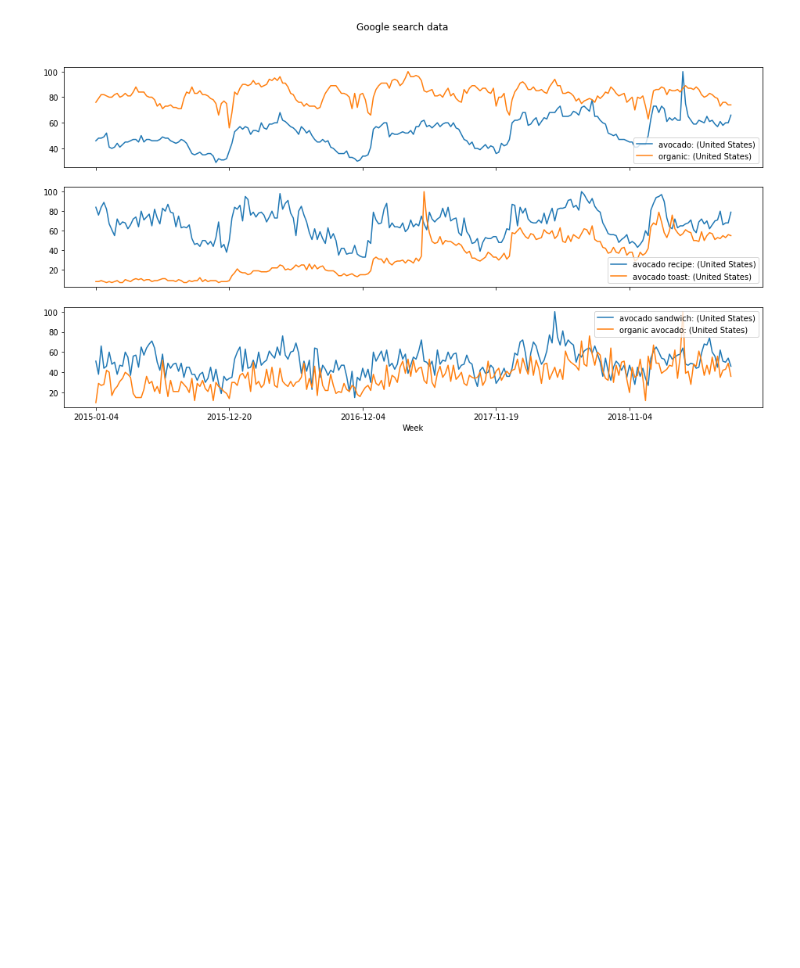
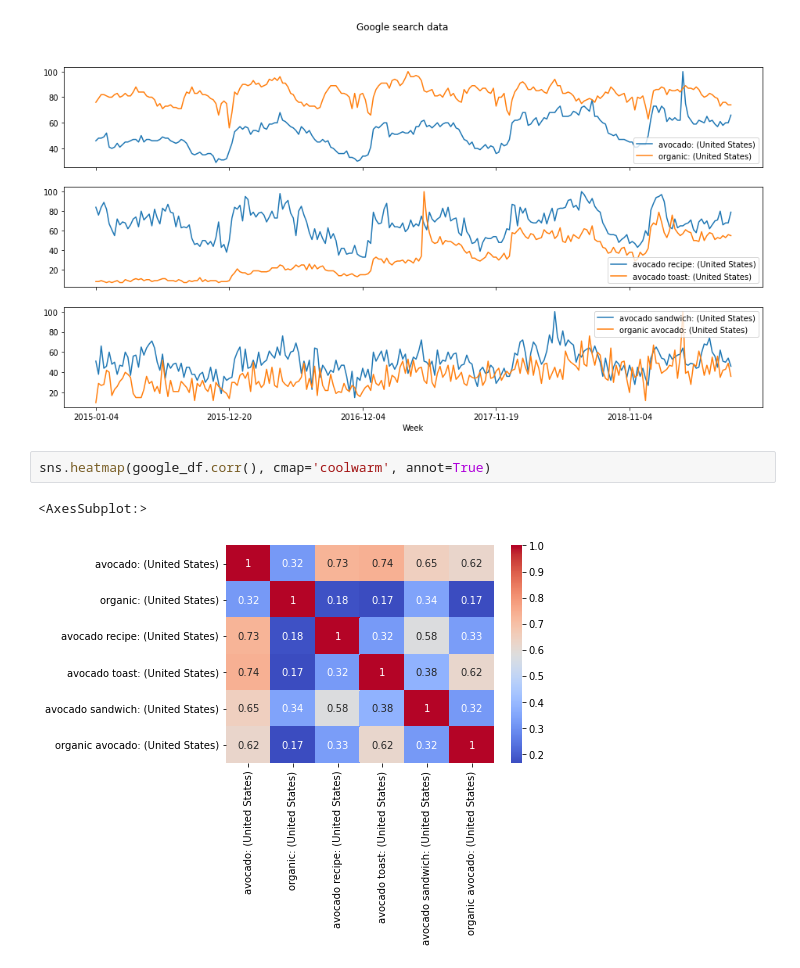
Before and after one commit to potus84/DS-ML-CASE-AVOCADO-KING-, a Jupyter notebook: Avocado_EDA.ipynb, the cells around one changed output. Drawn from its saved outputs; the diff is of its cells as text; blank space fills up the shorter version.

```diff
--- a/Avocado_EDA.ipynb
+++ b/Avocado_EDA.ipynb
@@ -383,3 +375,8 @@ plt.legend(loc='upper right')
 plt.show()
 # %% [output]
 [figure]
+# %%
+sns.heatmap(google_df.corr(), cmap='coolwarm', annot=True)
+# %% [output]
+<AxesSubplot:>
+[figure, added]
```
Also changed, not shown: parts of 5 cells of this notebook.
